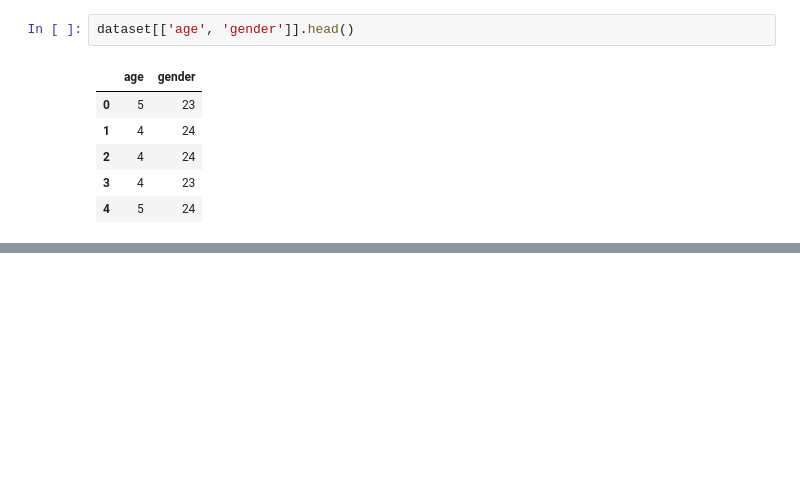
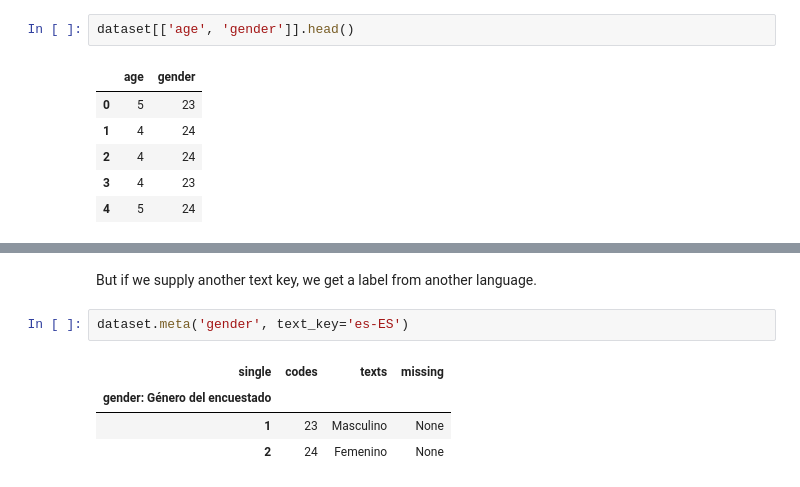
Before and after one commit to datasmoothie/tally-documentation-notebooks, a Jupyter notebook: overview_of_data_and_meta.ipynb, the cells around one changed output, grey strips where cells are left out. Drawn from its saved outputs; the diff is of its cells as text; blank space fills up the shorter version.

```diff
--- a/overview_of_data_and_meta.ipynb
+++ b/overview_of_data_and_meta.ipynb
@@ -59,0 +239,9 @@ and provides the following ``keys`` on its first level:
+# %% [markdown]
+But if we supply another text key, we get a label from another language.
+# %%
+dataset.meta('gender', text_key='es-ES')
+# %% [output]
+| single | codes | texts | missing |
+| gender: Género del encuestado |  |  |  |
+| 1 | 23 | Masculino | None |
+| 2 | 24 | Femenino | None |
```
Also changed, not shown: parts of 35 cells of this notebook.
